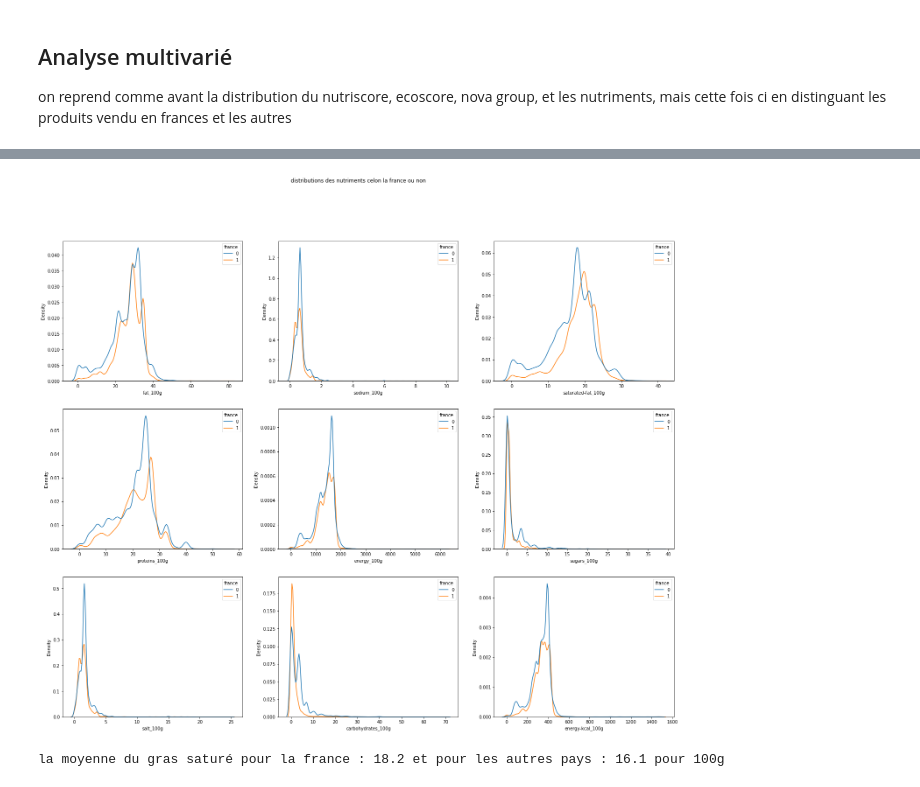
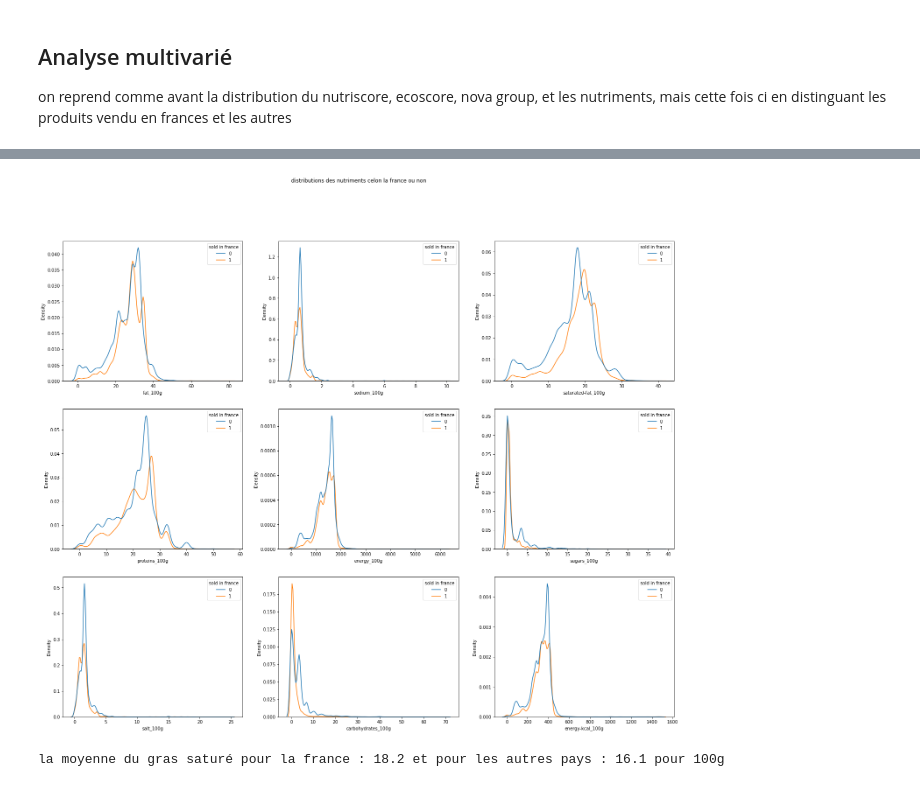
Before and after one commit to skamos/Python, a Jupyter notebook: Openclassroms/Projet_2 Exploration.ipynb, the cells around one changed output, grey strips where cells are left out. Saved outputs shown, nothing was run; the diff lists cells and outputs as text; code cells hidden in the pictures.

```diff
--- a/Openclassroms/Projet_2 Exploration.ipynb
+++ b/Openclassroms/Projet_2 Exploration.ipynb
@@ -249,12 +244,12 @@ sns.countplot(data=df_cheese, x='nova_group', hue='france')
 # %%
 fig, axes = plt.subplots(3, 3, figsize=(25,20))
 nutri = ['fat_100g', 'proteins_100g', 'salt_100g', 'sodium_100g', 'energy_100g', 'carbohydrates_100g', 'saturated-fat_100g', 'sugars_100g', 'energy-kcal_100g']
 fig.suptitle('distributions des nutriments celon la france ou non')
 plot_index = 0
 for i in range(3):
     for r in range(3):
-        sns.kdeplot(data=df_cheese,x=nutri[plot_index],hue='france', ax=axes[r, i])
+        sns.kdeplot(data=df_cheese,x=nutri[plot_index],hue='sold in france', ax=axes[r, i])
         plot_index += 1
 # %% [output]
-[figure, old version]
+[figure, new version]
 # %%
```
Also changed, not shown: parts of 13 cells of this notebook, 1 other file.
